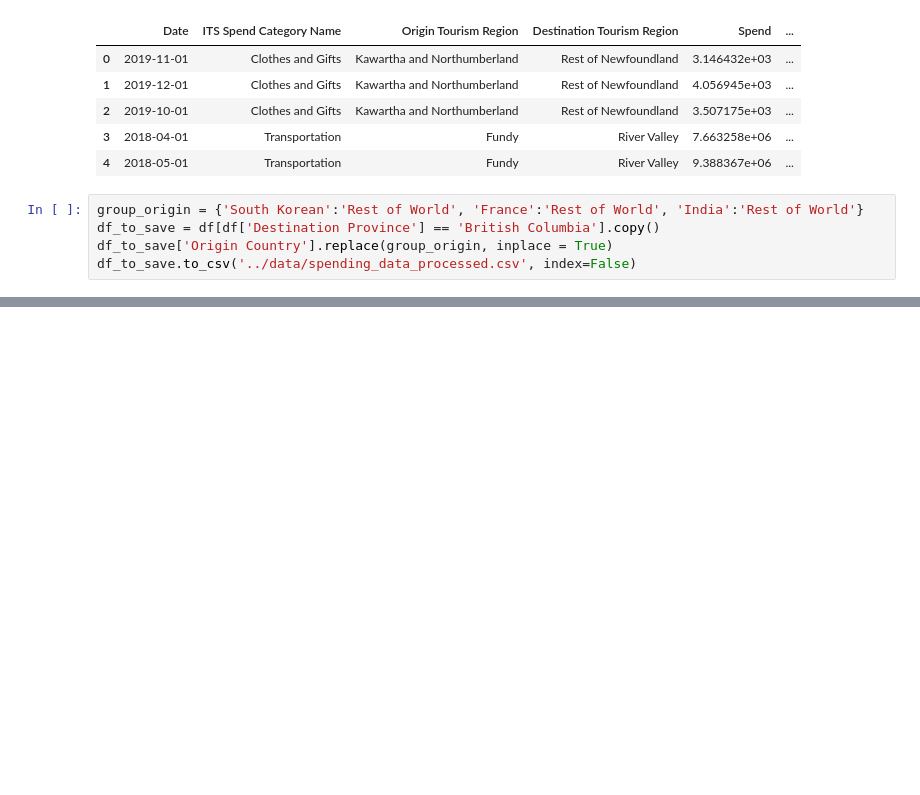
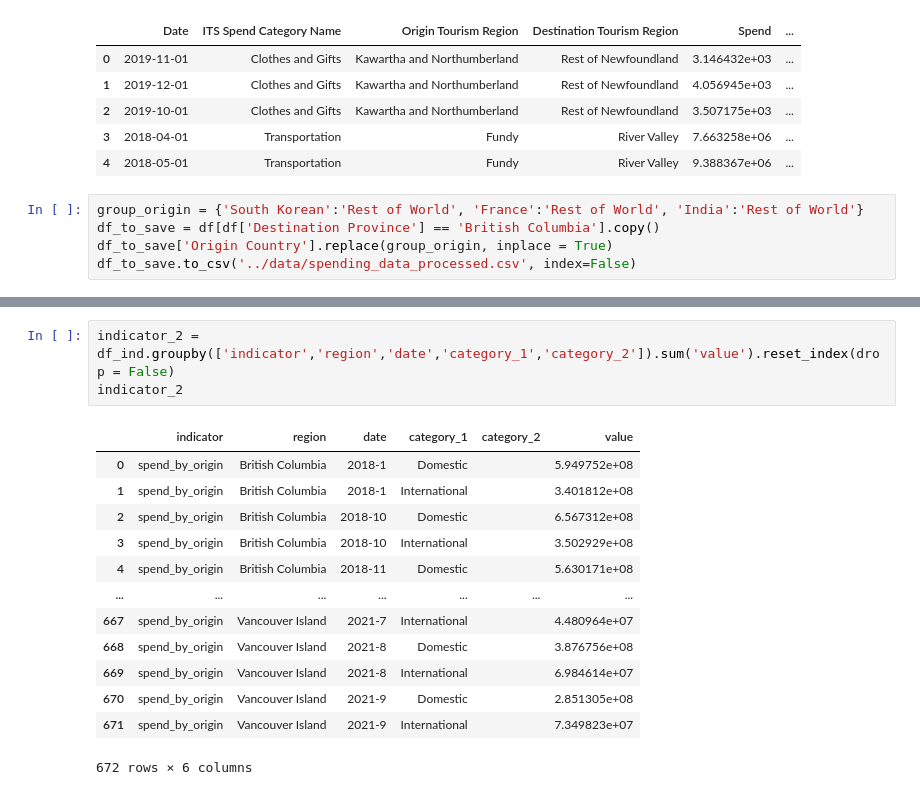
Before and after one commit to Vizzuality/tota, a Jupyter notebook: data/notebooks/tota_spending_data.ipynb, the cells around one changed output, grey strips where cells are left out. Cells and saved outputs as stored; diff of their text form; blank space fills up the shorter version.

```diff
--- a/data/notebooks/tota_spending_data.ipynb
+++ b/data/notebooks/tota_spending_data.ipynb
@@ -690,0 +816,17 @@ df_to_save.to_csv('../data/spending_data_processed.csv', index=False)
+# %%
+indicator_2 = df_ind.groupby(['indicator','region','date','category_1','category_2']).sum('value').reset_index(drop = False)
+indicator_2
+# %% [output]
+|  | indicator | region | date | category_1 | category_2 | value |
+| 0 | spend_by_origin | British Columbia | 2018-1 | Domestic |  | 5.949752e+08 |
+| 1 | spend_by_origin | British Columbia | 2018-1 | International |  | 3.401812e+08 |
+| 2 | spend_by_origin | British Columbia | 2018-10 | Domestic |  | 6.567312e+08 |
+| 3 | spend_by_origin | British Columbia | 2018-10 | International |  | 3.502929e+08 |
+| 4 | spend_by_origin | British Columbia | 2018-11 | Domestic |  | 5.630171e+08 |
+| ... | ... | ... | ... | ... | ... | ... |
+| 667 | spend_by_origin | Vancouver Island | 2021-7 | International |  | 4.480964e+07 |
+| 668 | spend_by_origin | Vancouver Island | 2021-8 | Domestic |  | 3.876756e+08 |
+| 669 | spend_by_origin | Vancouver Island | 2021-8 | International |  | 6.984614e+07 |
+| 670 | spend_by_origin | Vancouver Island | 2021-9 | Domestic |  | 2.851305e+08 |
+| 671 | spend_by_origin | Vancouver Island | 2021-9 | International |  | 7.349823e+07 |
+672 rows × 6 columns
```
Also changed, not shown: parts of 22 cells of this notebook.
